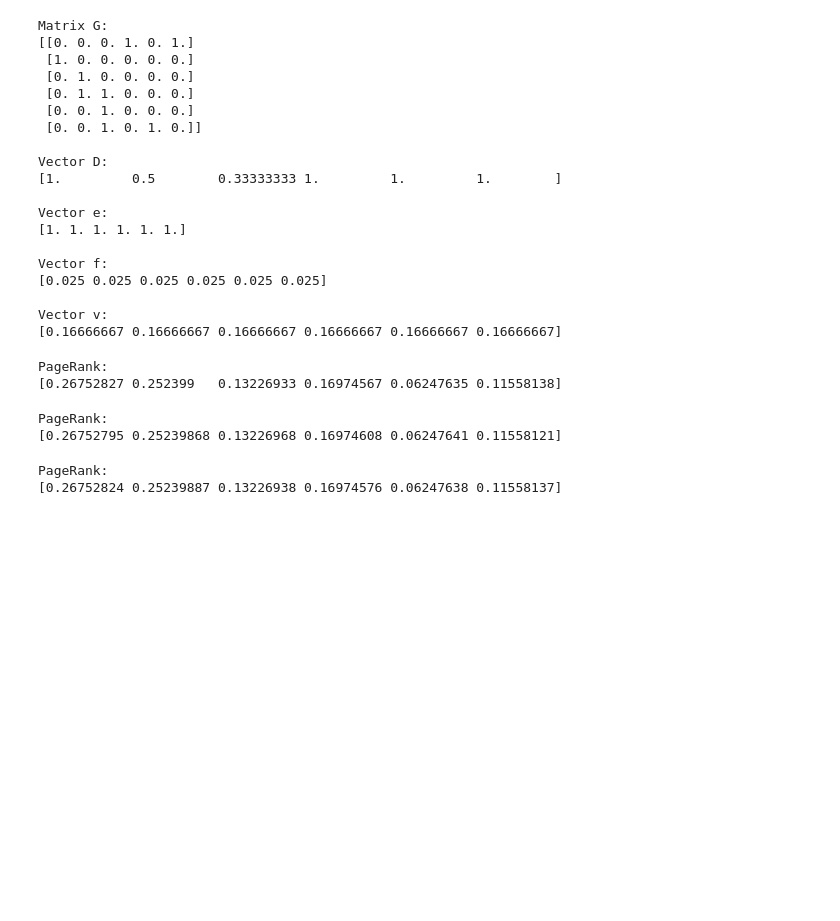
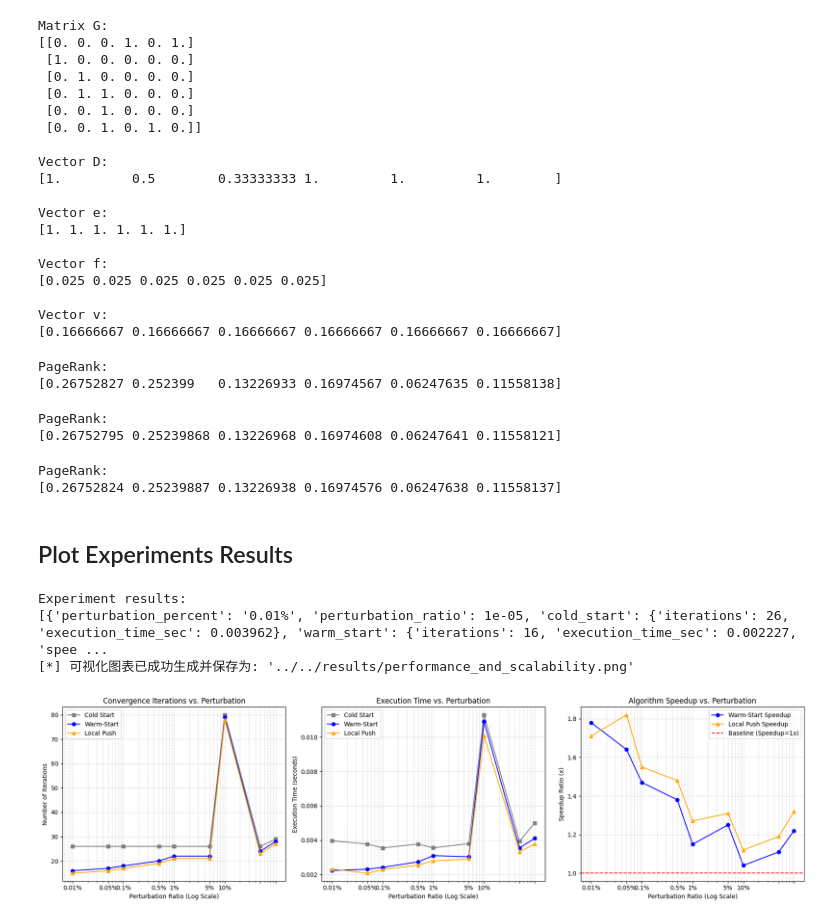
Before and after one commit to dinos714/Incremental-PageRank, a Jupyter notebook: src/notebooks/notes.ipynb, the cells around one changed output. Saved outputs shown, nothing was run; the diff lists cells and outputs as text; code cells hidden in the pictures; blank space fills up the shorter version.

Commit message:
finish basic experiments and recorded

```diff
--- a/src/notebooks/notes.ipynb
+++ b/src/notebooks/notes.ipynb
@@ -181,3 +184,83 @@ print(f"PageRank:\n{pagerank}")
 # %% [output]
 PageRank:
 [0.26752824 0.25239887 0.13226938 0.16974576 0.06247638 0.11558137]
+# %% [markdown]
+## Plot Experiments Results
+# %%
+with open('../../results/performance_experiment_results.json', 'r') as f:
+    data = json.load(f)
+print(f"Experiment results:\n{data}")
+
+ratios = [item['perturbation_ratio'] for item in data]
+labels = [item['perturbation_percent'] for item in data]
+
+cold_iters = [item['cold_start']['iterations'] for item in data]
+warm_iters =[item['warm_start']['iterations'] for item in data]
+local_iters = [item['local_push']['iterations'] for item in data]
+
+cold_times = [item['cold_start']['execution_time_sec'] for item in data]
+warm_times = [item['warm_start']['execution_time_sec'] for item in data]
+local_times = [item['local_push']['execution_time_sec'] for item in data]
+
+warm_speedups = [item['warm_start']['speedup'] for item in data]
+local_speedups = [item['local_push']['speedup'] for item in data]
+
+fig, axes = plt.subplots(1, 3, figsize=(18, 5))
+
+# ---------------------------------------------------------
+# 图 1：收敛迭代次数对比 (Iterations)
+# ---------------------------------------------------------
+axes[0].plot(ratios, cold_iters, marker='s', linestyle='-', color='gray', label='Cold Start')
+axes[0].plot(ratios, warm_iters, marker='o', linestyle='-', color='blue', label='Warm-Start')
+axes[0].plot(ratios, local_iters, marker='^', linestyle='-', color='orange', label='Local Push')
+axes[0].set_xscale('log')
+axes[0].set_xticks(ratios)
+axes[0].set_xticklabels(labels)
+axes[0].set_xlabel('Perturbation Ratio (Log Scale)')
+axes[0].set_ylabel('Number of Iterations')
+axes[0].set_title('Convergence Iterations vs. Perturbation')
+axes[0].legend()
+axes[0].grid(True, which="both", ls="--", alpha=0.5)
+
+# ---------------------------------------------------------
+# 图 2：运行时间对比 (Execution Time)
+# ---------------------------------------------------------
+axes[1].plot(ratios, cold_times, marker='s', linestyle='-', color='gray', label='Cold Start')
+axes[1].plot(ratios, warm_times, marker='o', linestyle='-', color='blue', label='Warm-Start')
+axes[1].plot(ratios, local_times, marker='^', linestyle='-', color='orange', label='Local Push')
+axes[1].set_xscale('log')
+axes[1].set_xticks(ratios)
+axes[1].set_xticklabels(labels)
+axes[1].set_xlabel('Perturbation Ratio (Log Scale)')
+axes[1].set_ylabel('Execution Time (seconds)')
+axes[1].set_title('Execution Time vs. Perturbation')
+axes[1].legend()
+axes[1].grid(True, which="both", ls="--", alpha=0.5)
+
+# ---------------------------------------------------------
+# 图 3：相对冷启动的加速比 (Speedup Ratio)
+# ---------------------------------------------------------
+axes[2].plot(ratios, warm_speedups, marker='o', linestyle='-', color='blue', label='Warm-Start Speedup')
+axes[2].plot(ratios, local_speedups, marker='^', linestyle='-', color='orange', label='Local Push Speedup')
+
+# 画一条 y=1 的红色虚线，作为盈亏平衡线
+axes[2].axhline(y=1.0, color='red', linestyle='--', label='Baseline (Speedup=1x)')
+
+axes[2].set_xscale('log')
+axes[2].set_xticks(ratios)
+axes[2].set_xticklabels(labels)
+axes[2].set_xlabel('Perturbation Ratio (Log Scale)')
+axes[2].set_ylabel('Speedup Ratio (x)')
+axes[2].set_title('Algorithm Speedup vs. Perturbation')
+axes[2].legend()
+axes[2].grid(True, which="both", ls="--", alpha=0.5)
+
+# 3. 调整布局并保存
+plt.tight_layout()
+plt.savefig("../../results/performance_and_scalability.png", dpi=300)
+print(f"[*] 可视化图表已成功生成并保存为: '../../results/performance_and_scalability.png'")
+# %% [output]
+Experiment results:
+[{'perturbation_percent': '0.01%', 'perturbation_ratio': 1e-05, 'cold_start': {'iterations': 26, 'execution_time_sec': 0.003962}, 'warm_start': {'iterations': 16, 'execution_time_sec': 0.002227, 'spee ...
+[*] 可视化图表已成功生成并保存为: '../../results/performance_and_scalability.png'
+[figure, added]
```
Also changed, not shown: parts of 4 cells of this notebook, 13 other files.
